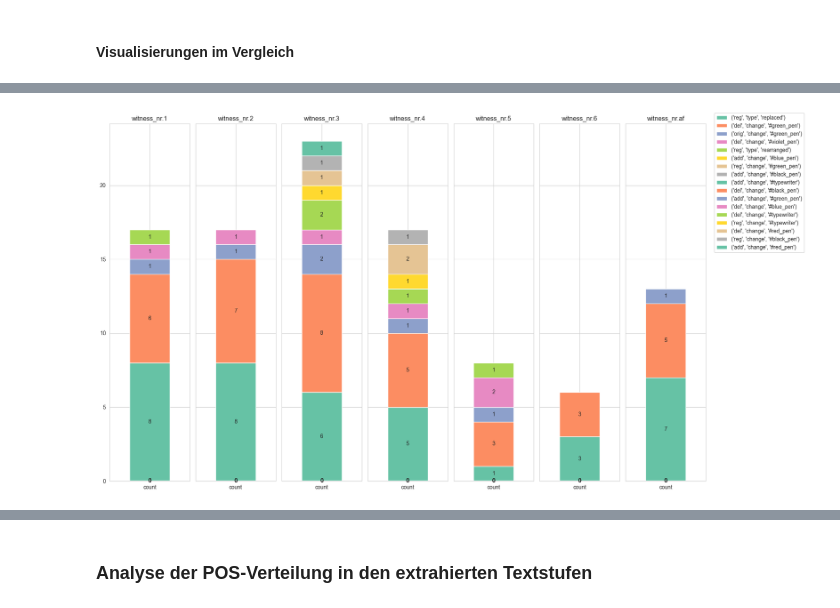
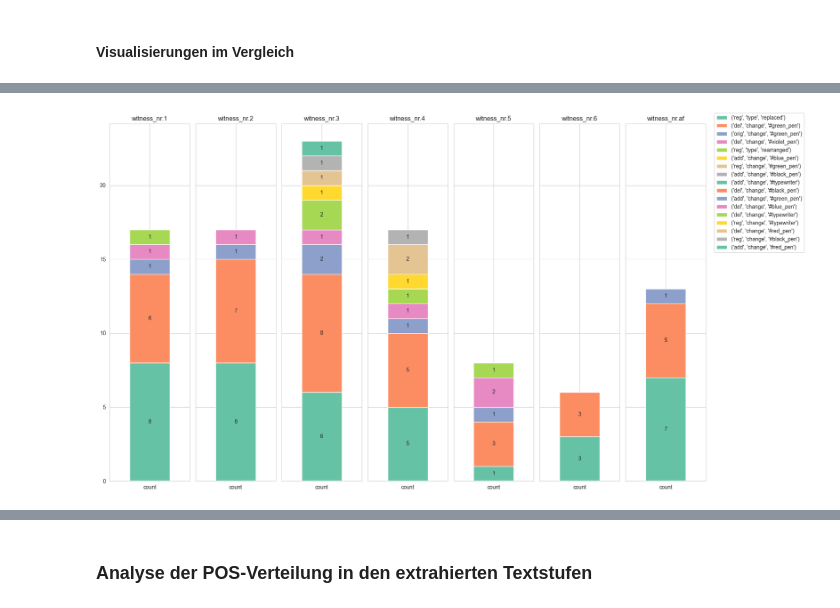
Before and after one commit to johannaunterholzner/DH-Masterarbeit, a Jupyter notebook: Analyse.ipynb, the cells around one changed output, grey strips where cells are left out. Cells and saved outputs as stored; diff of their text form; code cells hidden in the pictures.

```diff
--- a/Analyse.ipynb
+++ b/Analyse.ipynb
@@ -393,7 +260,25 @@ plt.show()
 # %%
-import matplotlib.pyplot as plt
-import seaborn as sns
+## !!! FUNKTIONIERT; FINAL !!
 
+# Directory containing the CSV files
+directory = 'C:/Users/jO/Desktop/DH_MA_Arbeit/coding/vwdazb_revisioninterferences_csvs'
+
+# Filter CSV files based on filename pattern
+csv_files = [filename for filename in os.listdir(directory) if filename.startswith('allcombinations') and filename.endswith('.csv')]
+
+# Load CSV files into DataFrames
+dfs = {}
+for csv_file in csv_files:
+    # Extract name for DataFrame
+    df_name = csv_file.split('allcombinations_')[-1].split('_df.csv')[0]
+
+    # Load CSV into DataFrame
+    df = pd.read_csv(os.path.join(directory, csv_file))
+
+    # Assign DataFrame to dictionary using extracted name
+    dfs[df_name] = df
+
+#Plotting
 # Collect all unique categories from all DataFrames
 all_categories = set()
 for df in dfs.values():
@@ -408,6 +293,9 @@ fig, axes = plt.subplots(1, num_dfs, figsize=(16, 10), sharey=True)
 
 # Initialize handles and labels for legend
 legend_handles = []
+
+# Set the threshold value
+threshold = 0
 
 # Plot stacked bar charts for each DataFrame
 for idx, (df_name, df) in enumerate(dfs.items()):
@@ -419,34 +307,35 @@ for idx, (df_name, df) in enumerate(dfs.items()):
     for category in all_categories:
         if category not in stacked_df.columns:
             stacked_df[category] = 0  # Set missing categories to 0
 
     # Plot stacked bar chart
     stacked_df.plot(kind='bar', stacked=True, color=palette, ax=ax, legend=None)
 
     # Customize plot
     ax.set_xlabel('')
     ax.set_title(f'{df_name}')
     ax.tick_params(axis='x', rotation=0)
 
-    # Add labels to the bars
+   # Add labels to the bars
     for container in ax.containers:
-        ax.bar_label(container, label_type='center')
+        labels = [f"{int(val)}" if val > threshold else "" for val in container.datavalues]  # Filter labels based on threshold
+        ax.bar_label(container, labels=labels, label_type='center')
 
     # Add handles for legend
     handles, _ = ax.get_legend_handles_labels()
     legend_handles.extend(handles)
 
 
 # Create a common legend outside the subplots
 fig.legend(legend_handles, all_categories, bbox_to_anchor=(1, 1), loc='upper left')
 
 # Adjust layout
 plt.tight_layout()
 
 # Save combined plot
-plt.savefig('combined_stacked_bar_charts_with_common_legend.png')
+plt.savefig('VisVergleich_allcombinations_vwdazb_revisioninterferences.png')
 
 # Show combined plot
 plt.show()
 # %% [output]
-[figure, old version]
+[figure, new version]
```
Also changed, not shown: parts of 14 cells of this notebook.
